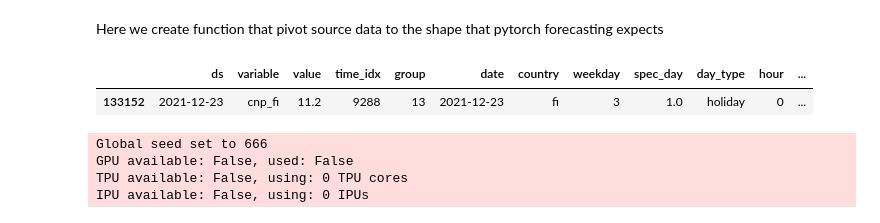
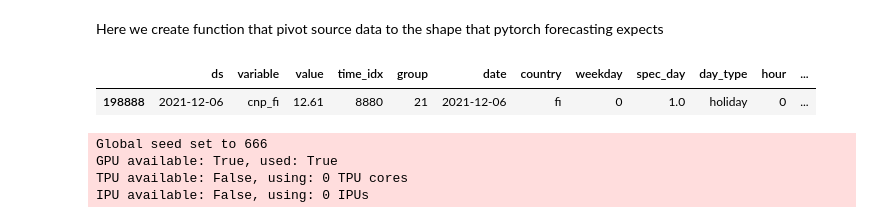
Before and after one commit to Skalolom/zone_cnp_forecasting, a Jupyter notebook: tft_forecasting_model.ipynb, the cells around one changed output. Saved outputs shown, nothing was run; the diff lists cells and outputs as text; code cells hidden in the pictures.

```diff
--- a/tft_forecasting_model.ipynb
+++ b/tft_forecasting_model.ipynb
@@ -30,8 +30,8 @@ column_names = [
 ]
 
 history_start_date = datetime(year=2020, month=12, day=1)
-history_end_date = datetime(year=2021, month=12, day=1)
-forecast_end_date = datetime(year=2022, month=1, day=1)
+history_end_date = datetime(year=2021, month=12, day=5)
+forecast_end_date = datetime(year=2021, month=12, day=12)
 
 request = {
     "series": ','.join(data_series),
@@ -168,7 +210,7 @@ res = create_dataset(df=data, column_names=column_names)
 exog_df = add_covariates(df=temp_data, target_column_names=column_names).drop(columns='ds')
 res = pd.concat([res, exog_df], axis=1)
 # %%
-res.loc[(res.country == 'fi') & (res.ds == datetime(year=2021, month=12, day=23)), :]
+res.loc[(res.country == 'fi') & (res.ds == datetime(year=2021, month=12, day=6)), :]
 # %% [output]
 |  | ds | variable | value | time_idx | group | date | country | weekday | spec_day | day_type | hour | ... |
-| 133152 | 2021-12-23 | cnp_fi | 11.2 | 9288 | 13 | 2021-12-23 | fi | 3 | 1.0 | holiday | 0 | ... |
+| 198888 | 2021-12-06 | cnp_fi | 12.61 | 8880 | 21 | 2021-12-06 | fi | 0 | 1.0 | holiday | 0 | ... |
@@ -253,16 +305,17 @@ early_stop_callback = EarlyStopping(
 )
 
 trainer = pl.Trainer(
-    max_epochs=50,
-    gpus=0,
+    max_epochs=100,
+    gpus=1,
     weights_summary='top',
     callbacks=[early_stop_callback],
     limit_train_batches=30,
+    limit_val_batches=10,
     gradient_clip_val=0.112
 )
 # %% [output]
 Global seed set to 666
-GPU available: False, used: False
+GPU available: True, used: True
 TPU available: False, using: 0 TPU cores
 IPU available: False, using: 0 IPUs
 # %%
```
Also changed, not shown: parts of 17 cells of this notebook, 1 other file.
